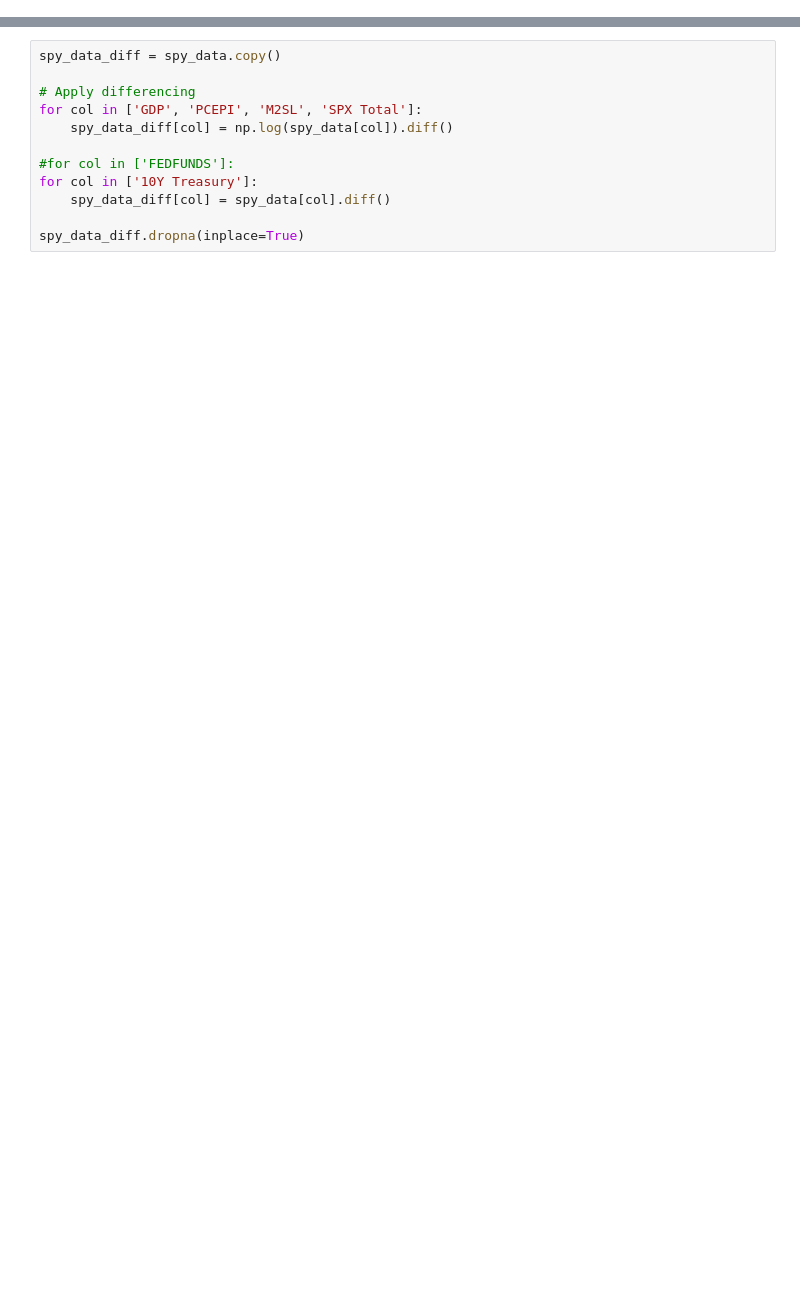
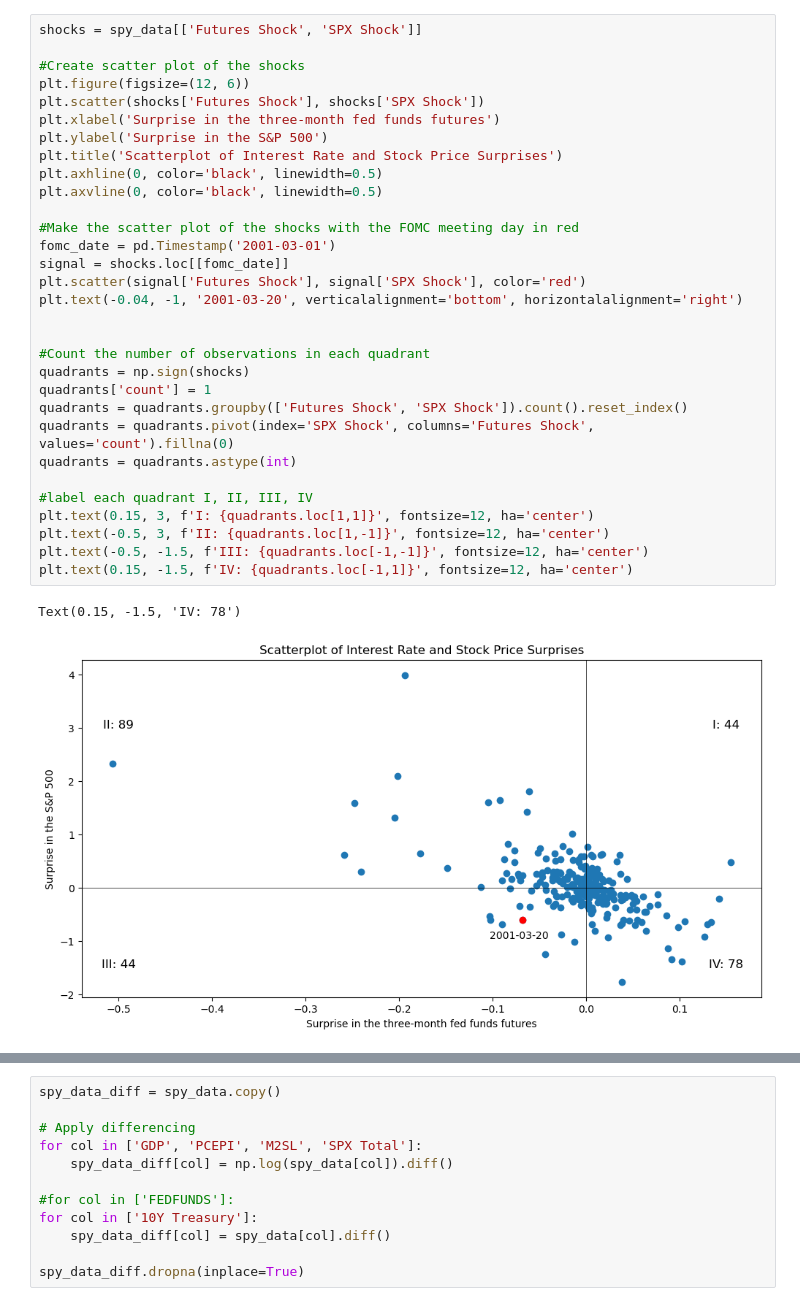
Before and after one commit to GianiRanzetti/BayesianVAR-Monetary-Policy-Effect-On-Asset-Prices, a Jupyter notebook: svar_irfs.ipynb, the cells around one changed output, grey strips where cells are left out. Cells and saved outputs as stored; diff of their text form; blank space fills up the shorter version.

```diff
--- a/svar_irfs.ipynb
+++ b/svar_irfs.ipynb
@@ -43,0 +80,34 @@ display(spy_data)
+# %%
+shocks = spy_data[['Futures Shock', 'SPX Shock']]
+
+#Create scatter plot of the shocks
+plt.figure(figsize=(12, 6))
+plt.scatter(shocks['Futures Shock'], shocks['SPX Shock'])
+plt.xlabel('Surprise in the three-month fed funds futures')
+plt.ylabel('Surprise in the S&P 500')
+plt.title('Scatterplot of Interest Rate and Stock Price Surprises')
+plt.axhline(0, color='black', linewidth=0.5)
+plt.axvline(0, color='black', linewidth=0.5)
+
+#Make the scatter plot of the shocks with the FOMC meeting day in red
+fomc_date = pd.Timestamp('2001-03-01')
+signal = shocks.loc[[fomc_date]]
+plt.scatter(signal['Futures Shock'], signal['SPX Shock'], color='red')
+plt.text(-0.04, -1, '2001-03-20', verticalalignment='bottom', horizontalalignment='right')
+
+
+#Count the number of observations in each quadrant
+quadrants = np.sign(shocks)
+quadrants['count'] = 1
+quadrants = quadrants.groupby(['Futures Shock', 'SPX Shock']).count().reset_index()
+quadrants = quadrants.pivot(index='SPX Shock', columns='Futures Shock', values='count').fillna(0)
+quadrants = quadrants.astype(int)
+
+#label each quadrant I, II, III, IV
+plt.text(0.15, 3, f'I: {quadrants.loc[1,1]}', fontsize=12, ha='center')
+plt.text(-0.5, 3, f'II: {quadrants.loc[1,-1]}', fontsize=12, ha='center')
+plt.text(-0.5, -1.5, f'III: {quadrants.loc[-1,-1]}', fontsize=12, ha='center')
+plt.text(0.15, -1.5, f'IV: {quadrants.loc[-1,1]}', fontsize=12, ha='center')
+# %% [output]
+Text(0.15, -1.5, 'IV: 78')
+[figure, added]
```
Also changed, not shown: parts of 23 cells of this notebook, 9 other files.
